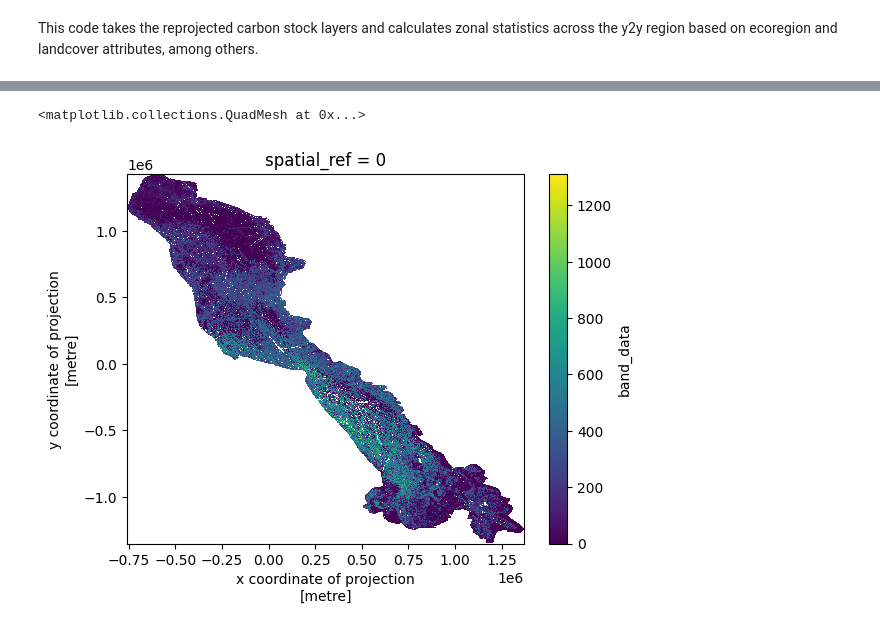
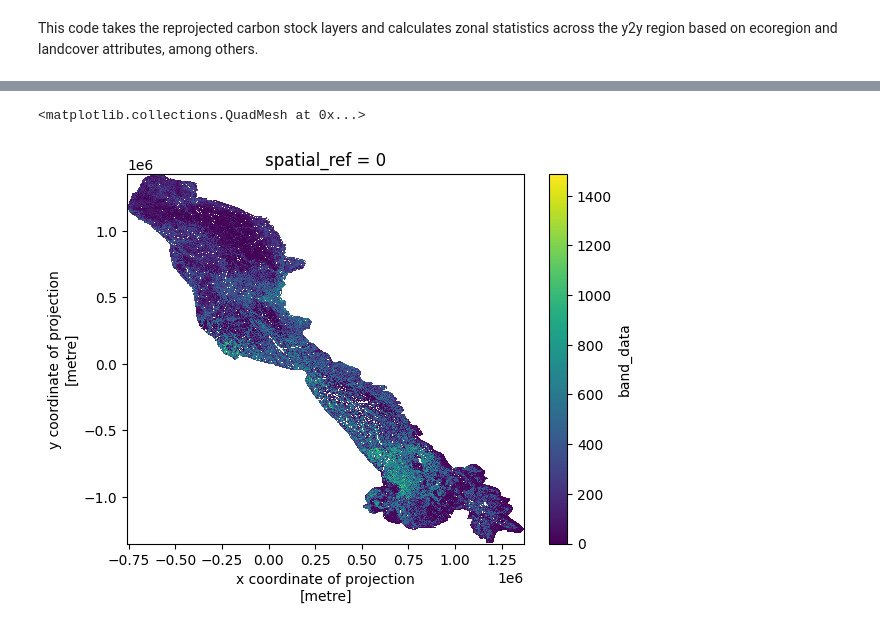
Before and after one commit to bermane/y2y-carbon, a Jupyter notebook: calculate_carbon_stock_zonal_stats.ipynb, the cells around one changed output, grey strips where cells are left out. Cells and saved outputs as stored; diff of their text form; code cells hidden in the pictures.

Commit message:
output zonal stats for carbon stocks

```diff
--- a/calculate_carbon_stock_zonal_stats.ipynb
+++ b/calculate_carbon_stock_zonal_stats.ipynb
@@ -55,14 +91,22 @@ eco
 # %%
-# load aboveground biomass in tonnes
-agb_t = rioxarray.open_rasterio(
-    './carbon_stock_data/output_layers/agb_c_spawn_t_laea.tif', masked=True
+# load soc in tonnes
+soc_t = rioxarray.open_rasterio(
+    './carbon_stock_data/output_layers/soc_0_1m_t_laea.tif', masked=True
 ).rio.clip(
     eco.geometry.values, eco.crs, from_disk=True)
-agb_t.name = "agb_t"
+soc_t.name = "soc_t"
+
+# load soc in t/ha
+soc_t_ha = rioxarray.open_rasterio(
+    './carbon_stock_data/output_layers/soc_0_1m_t_ha_laea.tif', masked=True
+).rio.clip(
+    eco.geometry.values, eco.crs, from_disk=True)
+soc_t_ha.name = "soc_t_ha"
 # %%
 # create output grid
 out_grid = make_geocube(
     vector_data=eco,
-    measurements=['OBJECTID'],
-    like=agb_t
+    measurements=['ECO_ID', 'BIOME_ID'],
+    like=carbon_t
 )
+out_grid
@@ -69,4 +122,0 @@ out_grid = make_geocube(
-# %%
-# merge the two together
-out_grid['agb_t'] = (agb_t.dims, agb_t.values, agb_t.attrs, agb_t.encoding)
-out_grid
@@ -83,0 +123,7 @@ Data variables:
+# %%
+# merge the datacube with the carbon variables together
+out_grid['carbon_t'] = (carbon_t.dims, carbon_t.values, carbon_t.attrs, carbon_t.encoding)
+out_grid['carbon_t_ha'] = (carbon_t_ha.dims, carbon_t_ha.values, carbon_t_ha.attrs, carbon_t_ha.encoding)
+out_grid['soc_t'] = (soc_t.dims, soc_t.values, soc_t.attrs, soc_t.encoding)
+out_grid['soc_t_ha'] = (soc_t_ha.dims, soc_t_ha.values, soc_t_ha.attrs, soc_t_ha.encoding)
+out_grid
@@ -90,7 +157,7 @@ out_grid.OBJECTID.plot.imshow()
 # %%
-# plot the agb
-out_grid.agb_t.plot()
+# plot the carbon
+out_grid.carbon_t.plot()
 # %% [output]
 <matplotlib.collections.QuadMesh at 0x...>
-[figure, old version]
+[figure, new version]
 # %%
```
Also changed, not shown: parts of 20 cells of this notebook, 1 other file.
